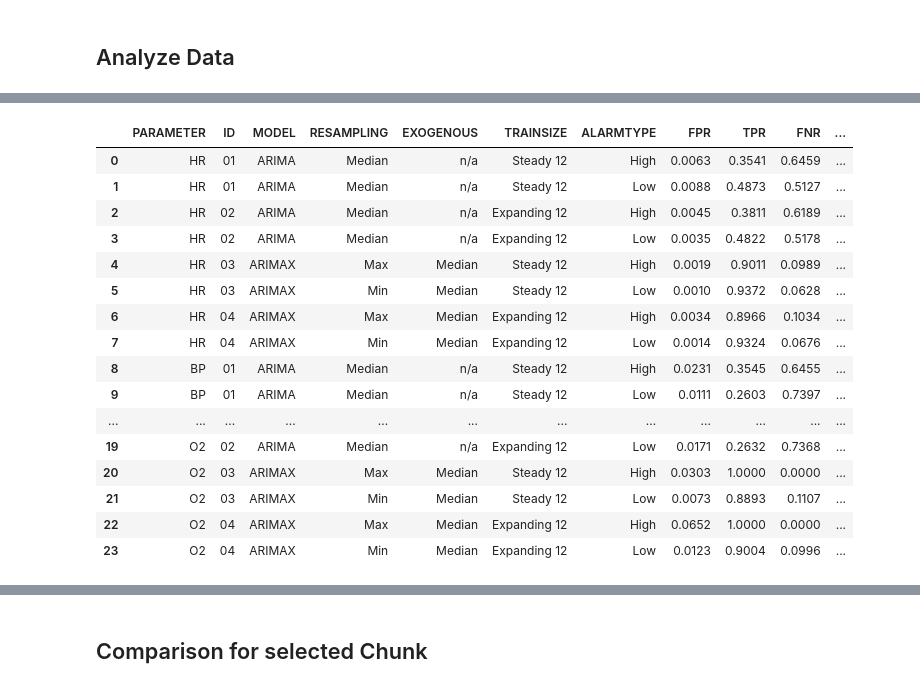
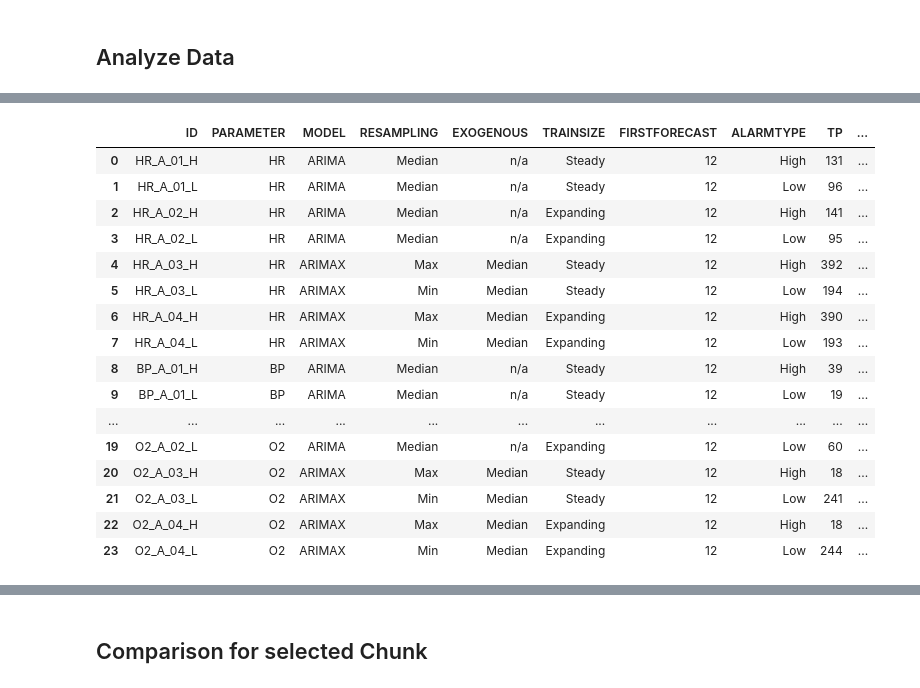
Before and after one commit to denise97/dhl2021, a Jupyter notebook: mimic_prediction_arima/analysis_arima-x_accuracy.ipynb, the cells around one changed output, grey strips where cells are left out. Saved outputs shown, nothing was run; the diff lists cells and outputs as text; code cells hidden in the pictures.

Commit message:
Update arima(x) analysis for all 4 parameters

```diff
--- a/mimic_prediction_arima/analysis_arima-x_accuracy.ipynb
+++ b/mimic_prediction_arima/analysis_arima-x_accuracy.ipynb
@@ -465,20 +564,20 @@ overview_04_arimax_expanding_12_o2_first1000 = pd.concat([
 # %%
 # Create overview tables per parameter
 
-overview_hr_first1000 = pd.concat([
-    overview_01_arima_steady_12_hr_first1000,
-    overview_02_arima_expanding_12_hr_first1000,
-    overview_03_arimax_steady_12_hr_first1000,
-    overview_04_arimax_expanding_12_hr_first1000], axis=0).reset_index(drop=True)
+overview_hr = pd.concat([
+    overview_01_arima_steady_12_hr,
+    overview_02_arima_expanding_12_hr,
+    overview_03_arimax_steady_12_hr,
+    overview_04_arimax_expanding_12_hr], axis=0).reset_index(drop=True)
 
-overview_bp_first1000 = pd.concat([
-    overview_01_arima_steady_12_bp_first1000,
-    overview_02_arima_expanding_12_bp_first1000,
-    overview_03_arimax_steady_12_bp_first1000,
-    overview_04_arimax_expanding_12_bp_first1000], axis=0).reset_index(drop=True)
+overview_bp = pd.concat([
+    overview_01_arima_steady_12_bp,
+    overview_02_arima_expanding_12_bp,
+    overview_03_arimax_steady_12_bp,
+    overview_04_arimax_expanding_12_bp], axis=0).reset_index(drop=True)
 
-overview_o2_first1000 = pd.concat([
-    overview_01_arima_steady_12_o2_first1000,
-    overview_02_arima_expanding_12_o2_first1000,
-    overview_03_arimax_steady_12_o2_first1000,
-    overview_04_arimax_expanding_12_o2_first1000], axis=0).reset_index(drop=True)
+overview_o2 = pd.concat([
+    overview_01_arima_steady_12_o2,
+    overview_02_arima_expanding_12_o2,
+    overview_03_arimax_steady_12_o2,
+    overview_04_arimax_expanding_12_o2], axis=0).reset_index(drop=True)
@@ -521,28 +584,30 @@ display(overview_o2_first1000)
 # %%
-overview_first1000 = pd.concat([
-    overview_hr_first1000,
-    overview_bp_first1000,
-    overview_o2_first1000], axis=0).reset_index(drop=True)
+# Create overview table for all parameters
 
-display(overview_first1000)
+overview = pd.concat([
+    overview_hr,
+    overview_bp,
+    overview_o2], axis=0).reset_index(drop=True)
+
+display(overview)
 # %% [output]
-|  | PARAMETER | ID | MODEL | RESAMPLING | EXOGENOUS | TRAINSIZE | ALARMTYPE | FPR | TPR | FNR | ... |
-| 0 | HR | 01 | ARIMA | Median | n/a | Steady 12 | High | 0.0063 | 0.3541 | 0.6459 | ... |
-| 1 | HR | 01 | ARIMA | Median | n/a | Steady 12 | Low | 0.0088 | 0.4873 | 0.5127 | ... |
-| 2 | HR | 02 | ARIMA | Median | n/a | Expanding 12 | High | 0.0045 | 0.3811 | 0.6189 | ... |
-| 3 | HR | 02 | ARIMA | Median | n/a | Expanding 12 | Low | 0.0035 | 0.4822 | 0.5178 | ... |
-| 4 | HR | 03 | ARIMAX | Max | Median | Steady 12 | High | 0.0019 | 0.9011 | 0.0989 | ... |
-| 5 | HR | 03 | ARIMAX | Min | Median | Steady 12 | Low | 0.0010 | 0.9372 | 0.0628 | ... |
-| 6 | HR | 04 | ARIMAX | Max | Median | Expanding 12 | High | 0.0034 | 0.8966 | 0.1034 | ... |
-| 7 | HR | 04 | ARIMAX | Min | Median | Expanding 12 | Low | 0.0014 | 0.9324 | 0.0676 | ... |
-| 8 | BP | 01 | ARIMA | Median | n/a | Steady 12 | High | 0.0231 | 0.3545 | 0.6455 | ... |
-| 9 | BP | 01 | ARIMA | Median | n/a | Steady 12 | Low | 0.0111 | 0.2603 | 0.7397 | ... |
-| ... | ... | ... | ... | ... | ... | ... | ... | ... | ... | ... | ... |
-| 19 | O2 | 02 | ARIMA | Median | n/a | Expanding 12 | Low | 0.0171 | 0.2632 | 0.7368 | ... |
-| 20 | O2 | 03 | ARIMAX | Max | Median | Steady 12 | High | 0.0303 | 1.0000 | 0.0000 | ... |
-| 21 | O2 | 03 | ARIMAX | Min | Median | Steady 12 | Low | 0.0073 | 0.8893 | 0.1107 | ... |
-| 22 | O2 | 04 | ARIMAX | Max | Median | Expanding 12 | High | 0.0652 | 1.0000 | 0.0000 | ... |
-| 23 | O2 | 04 | ARIMAX | Min | Median | Expanding 12 | Low | 0.0123 | 0.9004 | 0.0996 | ... |
+|  | ID | PARAMETER | MODEL | RESAMPLING | EXOGENOUS | TRAINSIZE | FIRSTFORECAST | ALARMTYPE | TP | ... |
+| 0 | HR_A_01_H | HR | ARIMA | Median | n/a | Steady | 12 | High | 131 | ... |
+| 1 | HR_A_01_L | HR | ARIMA | Median | n/a | Steady | 12 | Low | 96 | ... |
+| 2 | HR_A_02_H | HR | ARIMA | Median | n/a | Expanding | 12 | High | 141 | ... |
+| 3 | HR_A_02_L | HR | ARIMA | Median | n/a | Expanding | 12 | Low | 95 | ... |
+| 4 | HR_A_03_H | HR | ARIMAX | Max | Median | Steady | 12 | High | 392 | ... |
+| 5 | HR_A_03_L | HR | ARIMAX | Min | Median | Steady | 12 | Low | 194 | ... |
+| 6 | HR_A_04_H | HR | ARIMAX | Max | Median | Expanding | 12 | High | 390 | ... |
+| 7 | HR_A_04_L | HR | ARIMAX | Min | Median | Expanding | 12 | Low | 193 | ... |
+| 8 | BP_A_01_H | BP | ARIMA | Median | n/a | Steady | 12 | High | 39 | ... |
+| 9 | BP_A_01_L | BP | ARIMA | Median | n/a | Steady | 12 | Low | 19 | ... |
+| ... | ... | ... | ... | ... | ... | ... | ... | ... | ... | ... |
+| 19 | O2_A_02_L | O2 | ARIMA | Median | n/a | Expanding | 12 | Low | 60 | ... |
+| 20 | O2_A_03_H | O2 | ARIMAX | Max | Median | Steady | 12 | High | 18 | ... |
+| 21 | O2_A_03_L | O2 | ARIMAX | Min | Median | Steady | 12 | Low | 241 | ... |
+| 22 | O2_A_04_H | O2 | ARIMAX | Max | Median | Expanding | 12 | High | 18 | ... |
+| 23 | O2_A_04_L | O2 | ARIMAX | Min | Median | Expanding | 12 | Low | 244 | ... |
 # %%
 import pandas as pd
 import pyarrow as pa
```
Also changed, not shown: parts of 28 cells of this notebook.
